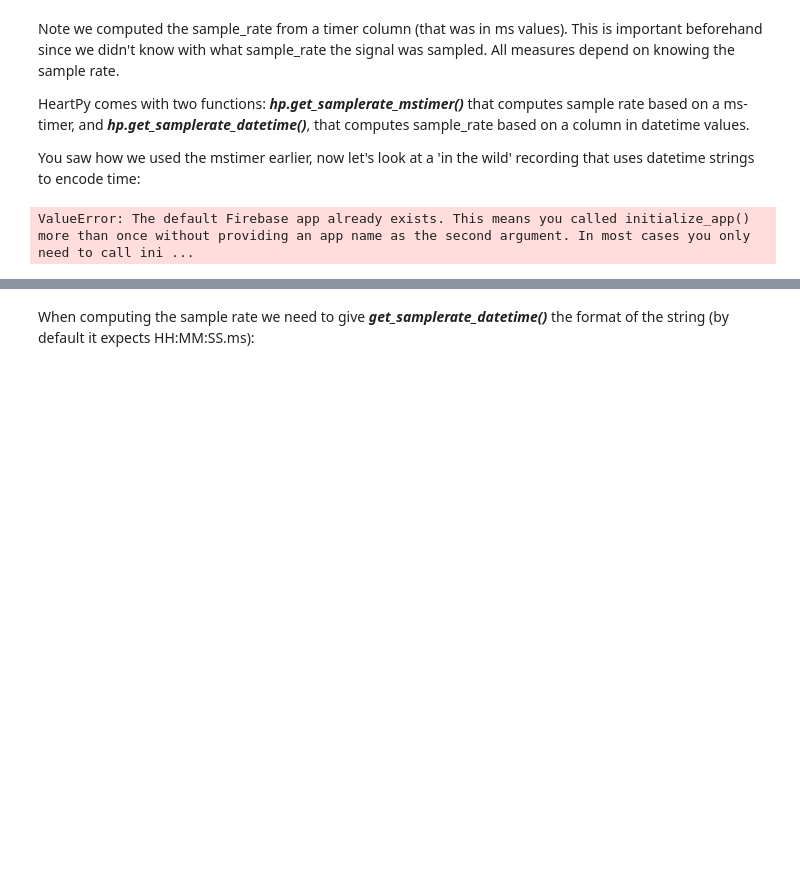
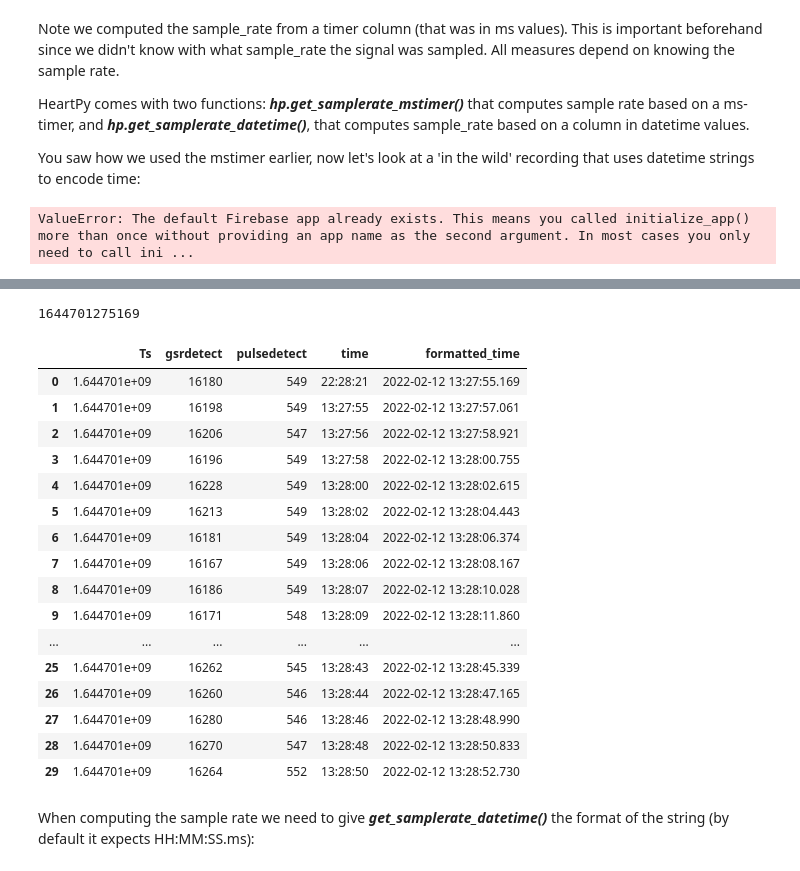
Before and after one commit to chuanisawesome/Hardware-Software_SAD_Project, a Jupyter notebook: test_sensors/AzureFirebasePy/Analysing_a_PPG_signal.ipynb, the cells around one changed output, grey strips where cells are left out. Cells and saved outputs as stored; diff of their text form; code cells hidden in the pictures; blank space fills up the shorter version.

```diff
--- a/test_sensors/AzureFirebasePy/Analysing_a_PPG_signal.ipynb
+++ b/test_sensors/AzureFirebasePy/Analysing_a_PPG_signal.ipynb
@@ -164,0 +198,4 @@ datah = np.array(datah)
+# %%
+# create datafrome with keys as columns
+dfi = pd.DataFrame(columns=keys)
+dfi
@@ -164,0 +208,6 @@ datah = np.array(datah)
+# %%
+for i in range(len(df["data"])):
+    # append each row to dataframe
+    dfi = dfi.append((df["data"][i]), ignore_index=True)
+
+dfi
@@ -164,0 +228,7 @@ datah = np.array(datah)
+# %%
+import datetime
+epoch_time = 1571005498
+# datetime_time = datetime.datetime.fromtimestamp(1644701275)
+dfi["Ts"][0]
+# %% [output]
+1644701275169
@@ -164,0 +240,20 @@ datah = np.array(datah)
+# %%
+dfi.head(30)
+# %% [output]
+|  | Ts | gsrdetect | pulsedetect | time | formatted_time |
+| 0 | 1.644701e+09 | 16180 | 549 | 22:28:21 | 2022-02-12 13:27:55.169 |
+| 1 | 1.644701e+09 | 16198 | 549 | 13:27:55 | 2022-02-12 13:27:57.061 |
+| 2 | 1.644701e+09 | 16206 | 547 | 13:27:56 | 2022-02-12 13:27:58.921 |
+| 3 | 1.644701e+09 | 16196 | 549 | 13:27:58 | 2022-02-12 13:28:00.755 |
+| 4 | 1.644701e+09 | 16228 | 549 | 13:28:00 | 2022-02-12 13:28:02.615 |
+| 5 | 1.644701e+09 | 16213 | 549 | 13:28:02 | 2022-02-12 13:28:04.443 |
+| 6 | 1.644701e+09 | 16181 | 549 | 13:28:04 | 2022-02-12 13:28:06.374 |
+| 7 | 1.644701e+09 | 16167 | 549 | 13:28:06 | 2022-02-12 13:28:08.167 |
+| 8 | 1.644701e+09 | 16186 | 549 | 13:28:07 | 2022-02-12 13:28:10.028 |
+| 9 | 1.644701e+09 | 16171 | 548 | 13:28:09 | 2022-02-12 13:28:11.860 |
+| ... | ... | ... | ... | ... | ... |
+| 25 | 1.644701e+09 | 16262 | 545 | 13:28:43 | 2022-02-12 13:28:45.339 |
+| 26 | 1.644701e+09 | 16260 | 546 | 13:28:44 | 2022-02-12 13:28:47.165 |
+| 27 | 1.644701e+09 | 16280 | 546 | 13:28:46 | 2022-02-12 13:28:48.990 |
+| 28 | 1.644701e+09 | 16270 | 547 | 13:28:48 | 2022-02-12 13:28:50.833 |
+| 29 | 1.644701e+09 | 16264 | 552 | 13:28:50 | 2022-02-12 13:28:52.730 |
```
Also changed, not shown: parts of 18 cells of this notebook.
